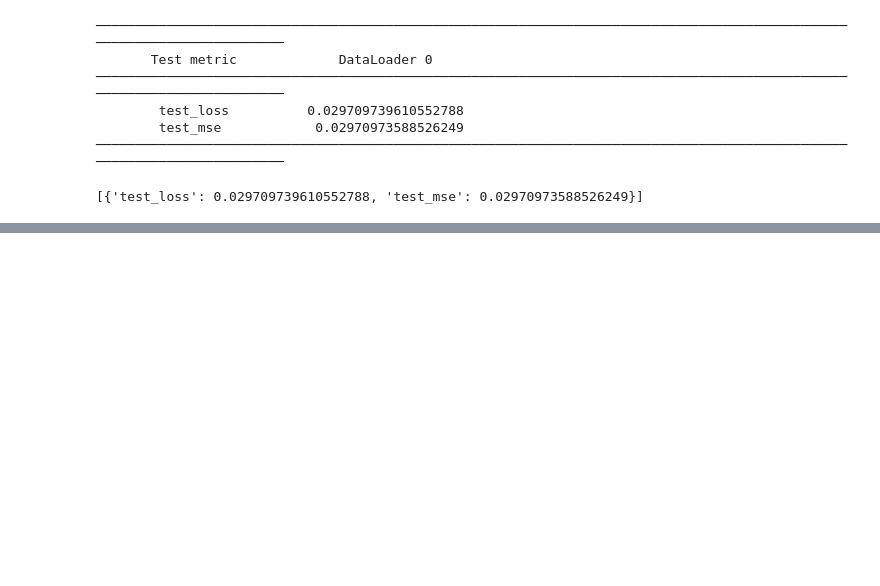
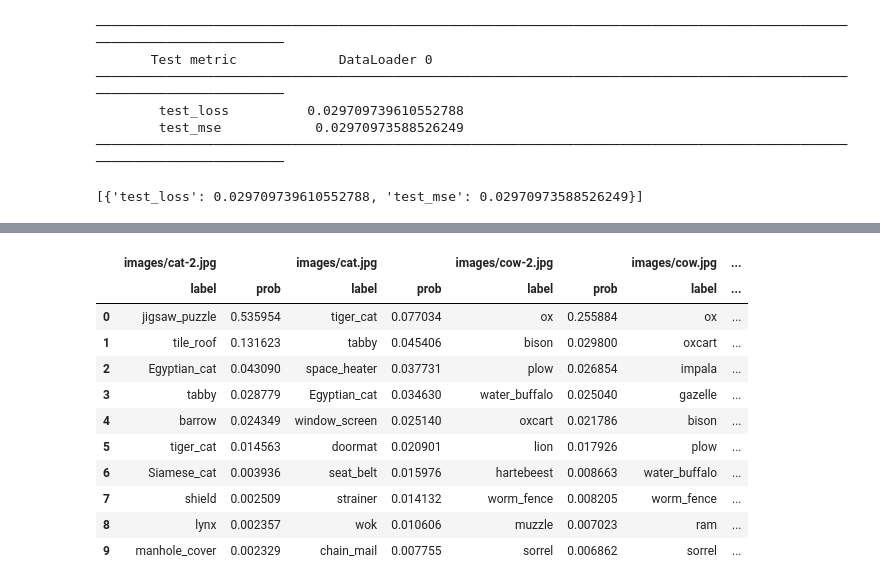
Before and after one commit to drwslv/StanfordOnline-Statistical-Learning, a Jupyter notebook: Ch10 Solutions Applied.ipynb, the cells around one changed output, grey strips where cells are left out. Cells and saved outputs as stored; diff of their text form; code cells hidden in the pictures; blank space fills up the shorter version.

```diff
--- a/Ch10 Solutions Applied.ipynb
+++ b/Ch10 Solutions Applied.ipynb
@@ -493,0 +511,8 @@ Default_Trainer.test(Default_Module, datamodule=Default_DataModule, verbose=True
+# %%
+resize = Resize((232,232), antialias=True)
+crop = CenterCrop(224)
+normalize = Normalize([0.485,0.456,0.406], [0.229,0.224,0.225])
+imgfiles = sorted([f for f in glob('images/*')])
+imgs = torch.stack([torch.div(crop(resize(read_image(f))), 255) for f in imgfiles])
+imgs = normalize(imgs)
+imgs.size()
@@ -493,0 +525,3 @@ Default_Trainer.test(Default_Module, datamodule=Default_DataModule, verbose=True
+# %%
+resnet_model = resnet50(weights=ResNet50_Weights.DEFAULT)
+summary(resnet_model, input_data=imgs, col_names=['input_size', 'output_size', 'num_params'])
@@ -493,0 +570,4 @@ Default_Trainer.test(Default_Module, datamodule=Default_DataModule, verbose=True
+# %%
+img_preds = resnet_model(imgs)
+img_probs = np.exp(np.asarray(img_preds.detach()))
+img_probs /= img_probs.sum(1)[:,None]
@@ -493,0 +580,5 @@ Default_Trainer.test(Default_Module, datamodule=Default_DataModule, verbose=True
+# %%
+labs = json.load(open('Data/imagenet_class_index.json'))
+class_labels = pd.DataFrame([(int(k), v[1]) for k, v in labs.items()], columns=['idx', 'label'])
+class_labels = class_labels.set_index('idx')
+class_labels = class_labels.sort_index()
@@ -493,0 +602,26 @@ Default_Trainer.test(Default_Module, datamodule=Default_DataModule, verbose=True
+# %%
+result = []
+
+for i, imgfile in enumerate(imgfiles):
+    img_df = class_labels.copy()
+    img_df['prob'] = img_probs[i]
+    img_df = img_df.sort_values(by='prob', ascending=False)[:10]
+    img_df.reset_index(drop=True, inplace=True)
+    img_df.columns = pd.MultiIndex.from_product([[f'{imgfiles[i]}'], img_df.columns])
+    result.append(img_df)
+
+result_df = pd.concat(result, axis=1)
+result_df
+# %% [output]
+|  | images/cat-2.jpg |  | images/cat.jpg |  | images/cow-2.jpg |  | images/cow.jpg | ... |
+|  | label | prob | label | prob | label | prob | label | ... |
+| 0 | jigsaw_puzzle | 0.535954 | tiger_cat | 0.077034 | ox | 0.255884 | ox | ... |
+| 1 | tile_roof | 0.131623 | tabby | 0.045406 | bison | 0.029800 | oxcart | ... |
+| 2 | Egyptian_cat | 0.043090 | space_heater | 0.037731 | plow | 0.026854 | impala | ... |
+| 3 | tabby | 0.028779 | Egyptian_cat | 0.034630 | water_buffalo | 0.025040 | gazelle | ... |
+| 4 | barrow | 0.024349 | window_screen | 0.025140 | oxcart | 0.021786 | bison | ... |
+| 5 | tiger_cat | 0.014563 | doormat | 0.020901 | lion | 0.017926 | plow | ... |
+| 6 | Siamese_cat | 0.003936 | seat_belt | 0.015976 | hartebeest | 0.008663 | water_buffalo | ... |
+| 7 | shield | 0.002509 | strainer | 0.014132 | worm_fence | 0.008205 | worm_fence | ... |
+| 8 | lynx | 0.002357 | wok | 0.010606 | muzzle | 0.007023 | ram | ... |
+| 9 | manhole_cover | 0.002329 | chain_mail | 0.007755 | sorrel | 0.006862 | sorrel | ... |
```
Also changed, not shown: parts of 12 cells of this notebook, 1 other file.
